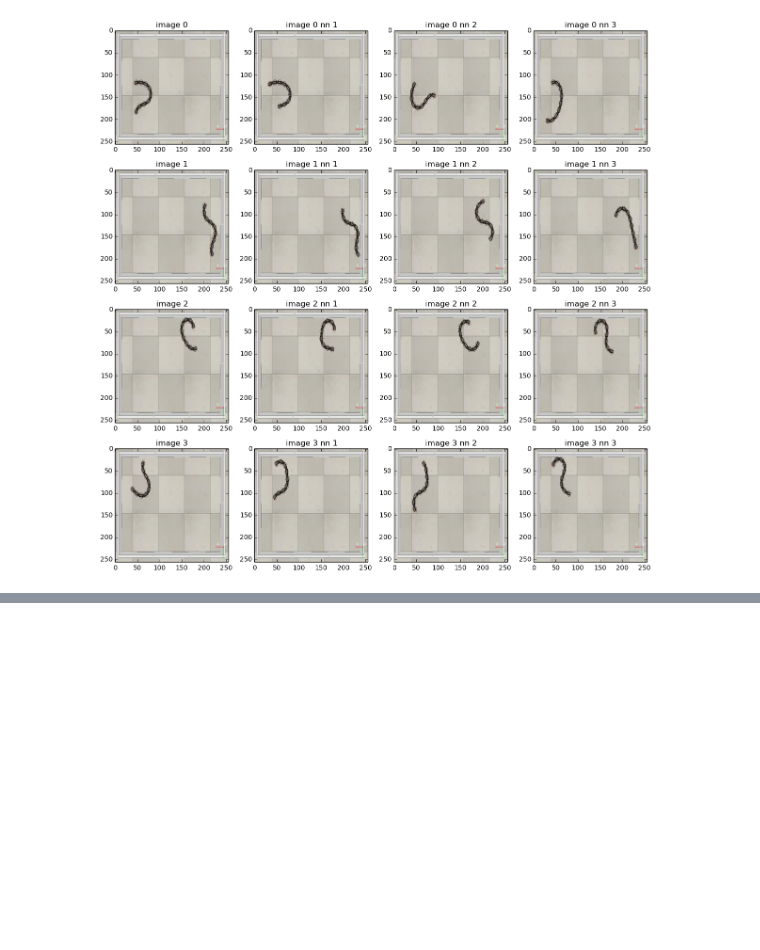
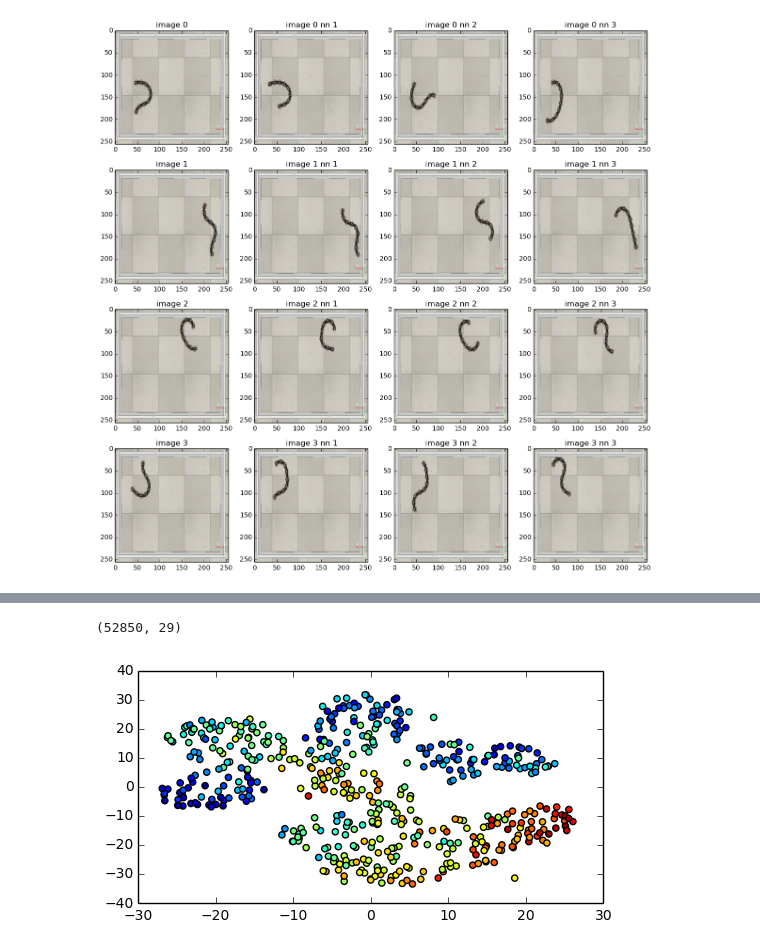
Before and after one commit to josephgreer/SoftRobotRepresentation, a Jupyter notebook: Src/VisualizeRepresentation.ipynb, the cells around one changed output, grey strips where cells are left out. Cells and saved outputs as stored; diff of their text form; code cells hidden in the pictures; blank space fills up the shorter version.

```diff
--- a/Src/VisualizeRepresentation.ipynb
+++ b/Src/VisualizeRepresentation.ipynb
@@ -167,9 +156,6 @@ yep
 # %%
 from sklearn import manifold
 
-npoints = 1500
-subsampled = feats[np.random.randint(0,feats.shape[0],npoints),:]
-tsne = manifold.TSNE()
-X = tsne.fit_transform(subsampled)
-
-plt.scatter(X[:,0],X[:,1])
+npoints = 500
+indices = np.random.randint(0,feats.shape[0],npoints)
+subsampled = feats[indices,:]
@@ -178,0 +170,42 @@ plt.scatter(X[:,0],X[:,1])
+# %%
+from matplotlib.offsetbox import OffsetImage, AnnotationBbox
+
+baseStr = '/home/ubuntu/SoftRobotRepresentation/Data/Training/0/'
+def loadImage(x):
+    path = baseStr+'%06d'%x+'.jpg'
+    im = plt.imread(path)
+    return im
+
+
+plt.figure(figsize=(6,3))
+
+def imscatter(x, y, ax=None, zoom=0.2):
+    if ax is None:
+        ax = plt.gca()
+    x, y = np.atleast_1d(x, y)
+    artists = []
+    for i,(x0, y0) in enumerate(zip(x, y)):
+        if i%3 != 0:
+            continue
+        image = loadImage(indices[i])
+        im = OffsetImage(image, zoom=zoom)
+        ab = AnnotationBbox(im, (x0, y0), xycoords='data', frameon=False)
+        artists.append(ax.add_artist(ab))
+    ax.update_datalim(np.column_stack([x, y]))
+    ax.autoscale()
+    return artists
+
+featsPos = np.load('/home/ubuntu/SoftRobotRepresentation/Data/trainFeats.npy')
+print featsPos.shape
+featsPos = featsPos[:,-4:-2]
+
+
+plt.scatter(X[:,0], X[:,1], c=featsPos[indices,0]+featsPos[indices,1])#np.sum(featsPos[indices,:]**2,axis=1)**(1/2.0))
+            #np.abs(featsPos[indices,0])+np.abs(featsPos[indices,1]))
+
+plt.savefig('/home/ubuntu/SoftRobotRepresentation/Plots/tsne.pdf',format='pdf')
+
+# imscatter(X[:,0], X[:,1])
+# %% [output]
+(52850, 29)
+[figure, added]
```
Also changed, not shown: parts of 7 cells of this notebook, 3 other files.
